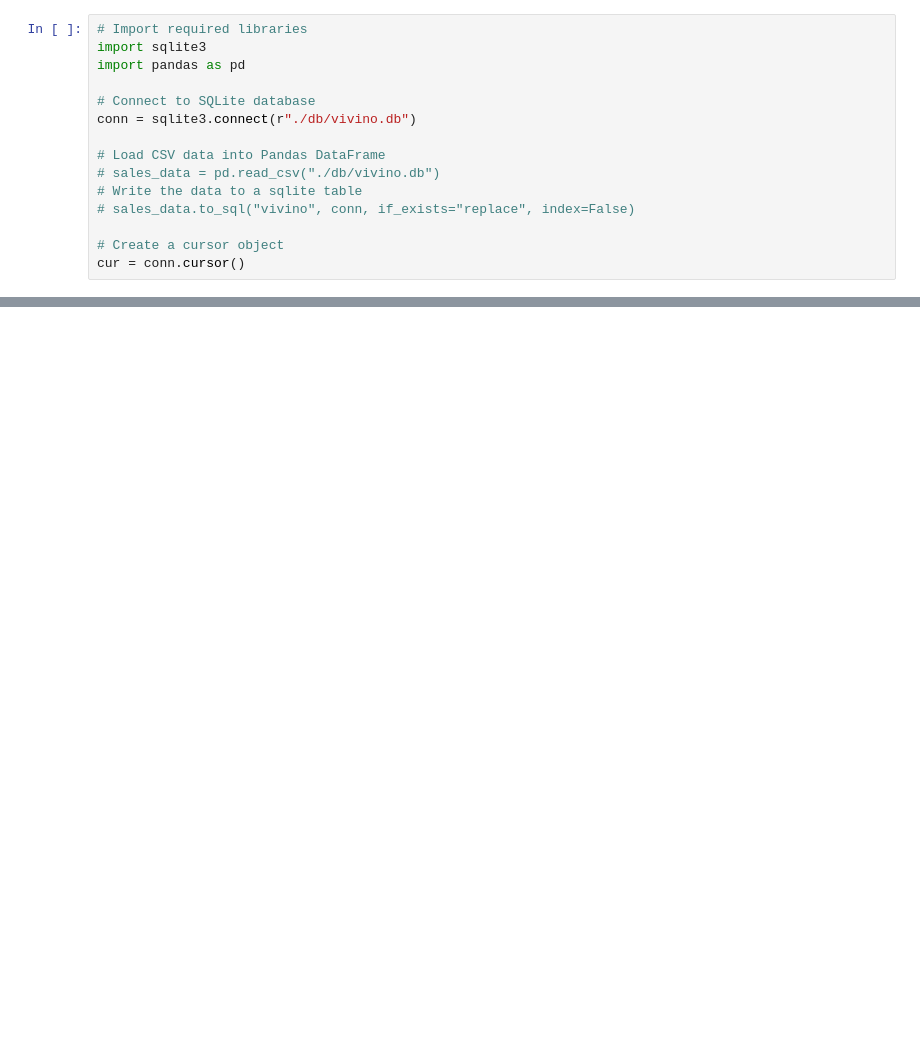
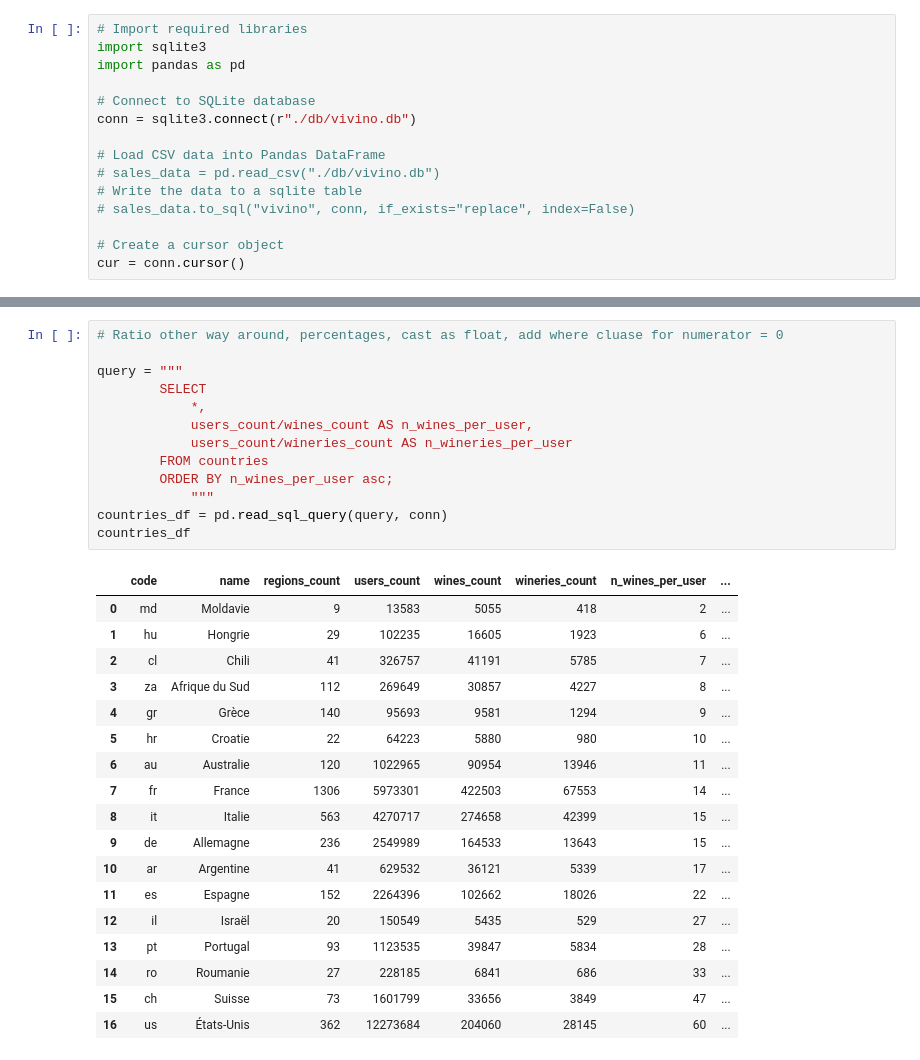
Before and after one commit to jduffy93/wine-market-analysis, a Jupyter notebook: wiwino_analysis.ipynb, the cells around one changed output, grey strips where cells are left out. Cells and saved outputs as stored; diff of their text form; blank space fills up the shorter version.

Commit message:
Add queries for wine selection and country leaderboard

```diff
--- a/wiwino_analysis.ipynb
+++ b/wiwino_analysis.ipynb
@@ -43,0 +33,32 @@ sales_df.head()
+# %%
+# Ratio other way around, percentages, cast as float, add where cluase for numerator = 0
+
+query = """
+        SELECT
+            *,
+            users_count/wines_count AS n_wines_per_user,
+            users_count/wineries_count AS n_wineries_per_user
+        FROM countries
+        ORDER BY n_wines_per_user asc;
+            """
+countries_df = pd.read_sql_query(query, conn)
+countries_df
+# %% [output]
+|  | code | name | regions_count | users_count | wines_count | wineries_count | n_wines_per_user | ... |
+| 0 | md | Moldavie | 9 | 13583 | 5055 | 418 | 2 | ... |
+| 1 | hu | Hongrie | 29 | 102235 | 16605 | 1923 | 6 | ... |
+| 2 | cl | Chili | 41 | 326757 | 41191 | 5785 | 7 | ... |
+| 3 | za | Afrique du Sud | 112 | 269649 | 30857 | 4227 | 8 | ... |
+| 4 | gr | Grèce | 140 | 95693 | 9581 | 1294 | 9 | ... |
+| 5 | hr | Croatie | 22 | 64223 | 5880 | 980 | 10 | ... |
+| 6 | au | Australie | 120 | 1022965 | 90954 | 13946 | 11 | ... |
+| 7 | fr | France | 1306 | 5973301 | 422503 | 67553 | 14 | ... |
+| 8 | it | Italie | 563 | 4270717 | 274658 | 42399 | 15 | ... |
+| 9 | de | Allemagne | 236 | 2549989 | 164533 | 13643 | 15 | ... |
+| 10 | ar | Argentine | 41 | 629532 | 36121 | 5339 | 17 | ... |
+| 11 | es | Espagne | 152 | 2264396 | 102662 | 18026 | 22 | ... |
+| 12 | il | Israël | 20 | 150549 | 5435 | 529 | 27 | ... |
+| 13 | pt | Portugal | 93 | 1123535 | 39847 | 5834 | 28 | ... |
+| 14 | ro | Roumanie | 27 | 228185 | 6841 | 686 | 33 | ... |
+| 15 | ch | Suisse | 73 | 1601799 | 33656 | 3849 | 47 | ... |
+| 16 | us | États-Unis | 362 | 12273684 | 204060 | 28145 | 60 | ... |
```
Also changed, not shown: parts of 16 cells of this notebook, 1 other file.
